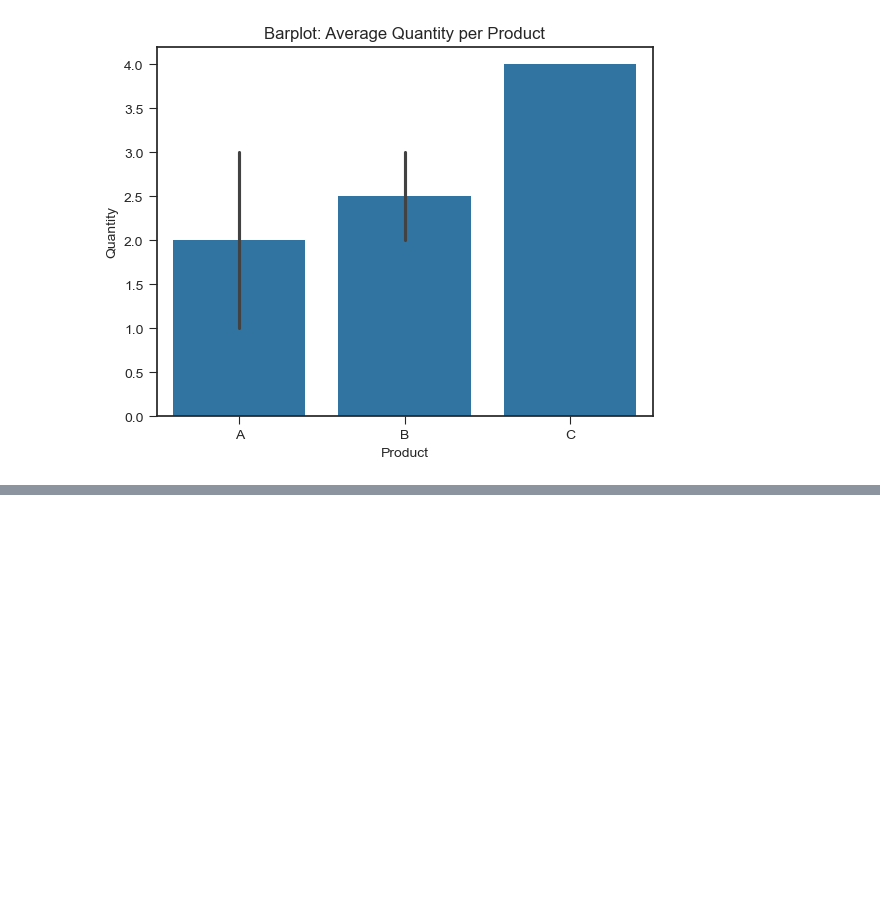
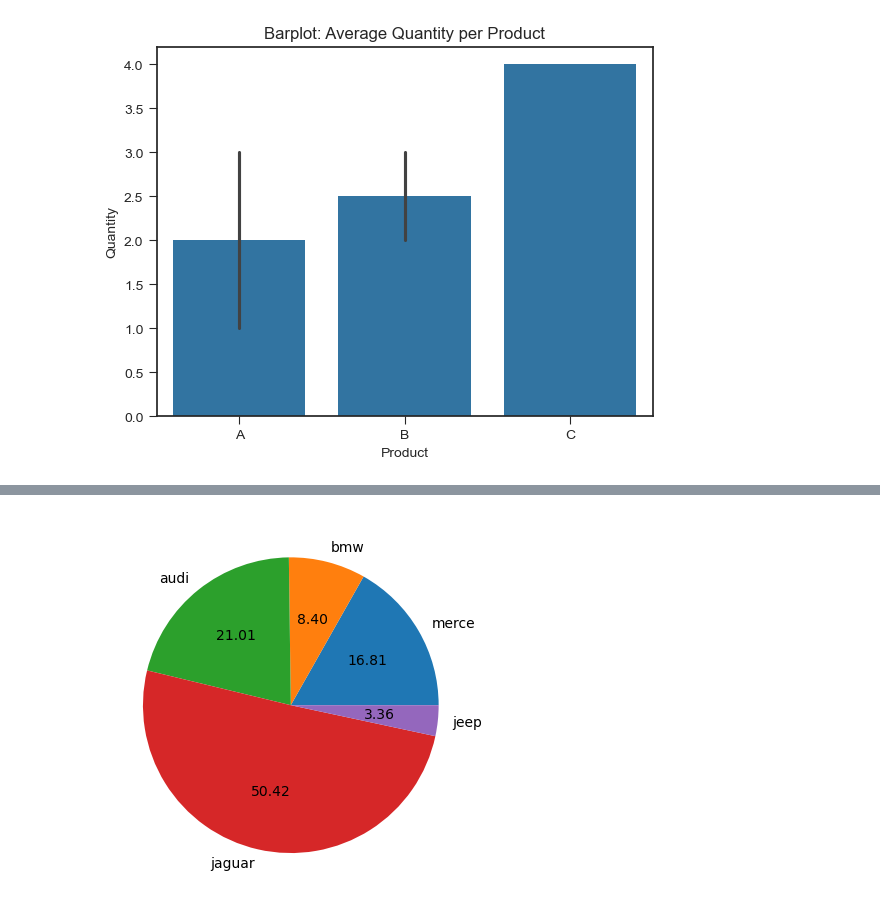
Before and after one commit to PurplePegasus08/My-ML-notes, a Jupyter notebook: Data visualizations/Plots.ipynb, the cells around one changed output, grey strips where cells are left out. Drawn from its saved outputs; the diff is of its cells as text; code cells hidden in the pictures; blank space fills up the shorter version.

```diff
--- a/Data visualizations/Plots.ipynb
+++ b/Data visualizations/Plots.ipynb
@@ -412,0 +428,5 @@ plt.figure(figsize=(10,6))
+# %%
+plt.pie(sells,labels=car,autopct="%.2f")
+plt.show()
+# %% [output]
+[figure, added]
```
Also changed, not shown: parts of 9 cells of this notebook, 3 other files.
